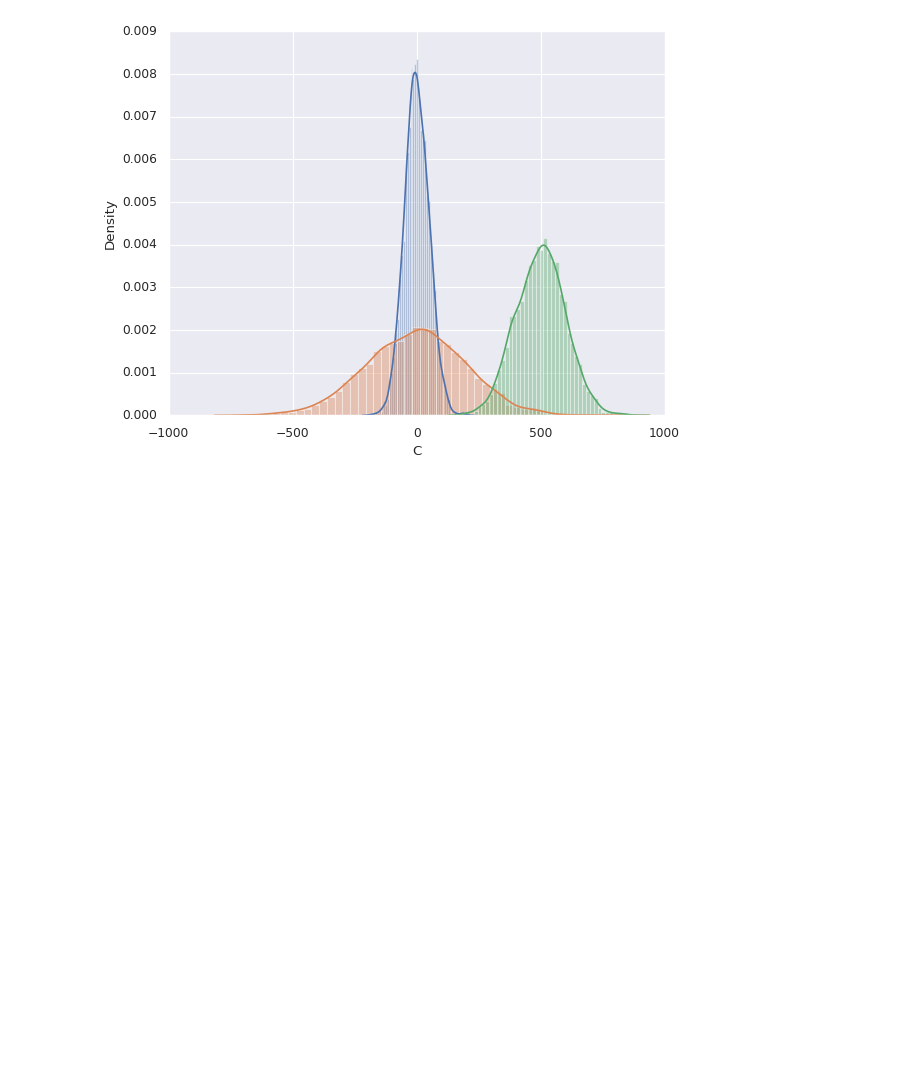
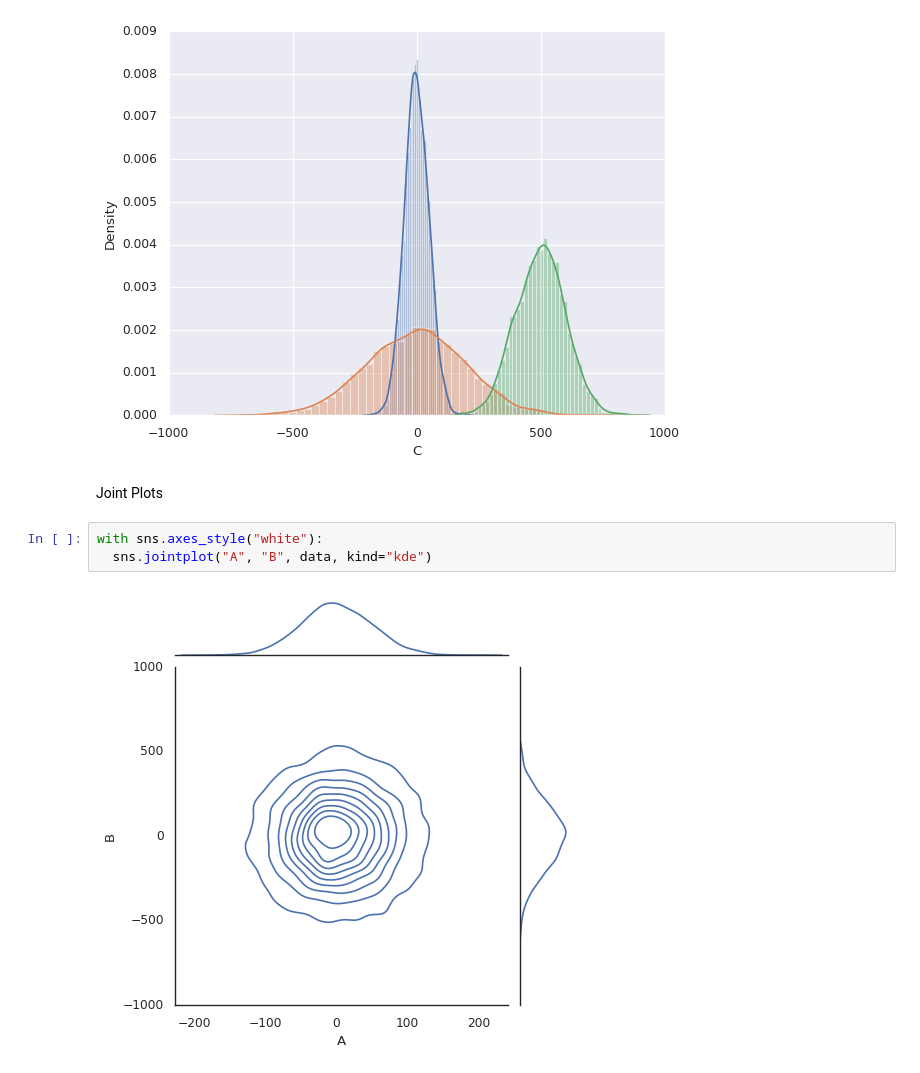
Before and after one commit to tarsojabbes/basics-data-analysis, a Jupyter notebook: MatPlotLib_Seaborn_Bokeh.ipynb, the cells around one changed output. Saved outputs shown, nothing was run; the diff lists cells and outputs as text; blank space fills up the shorter version.

Commit message:
Joint Plot and Pair Plot

```diff
--- a/MatPlotLib_Seaborn_Bokeh.ipynb
+++ b/MatPlotLib_Seaborn_Bokeh.ipynb
@@ -62,3 +62,10 @@ for col in data.columns:
   sns.distplot(data[col])
 # %% [output]
 [figure]
+# %% [markdown]
+Joint Plots
+# %%
+with sns.axes_style("white"):
+  sns.jointplot("A", "B", data, kind="kde")
+# %% [output]
+[figure, added]
```
Also changed, not shown: parts of 5 cells of this notebook.
